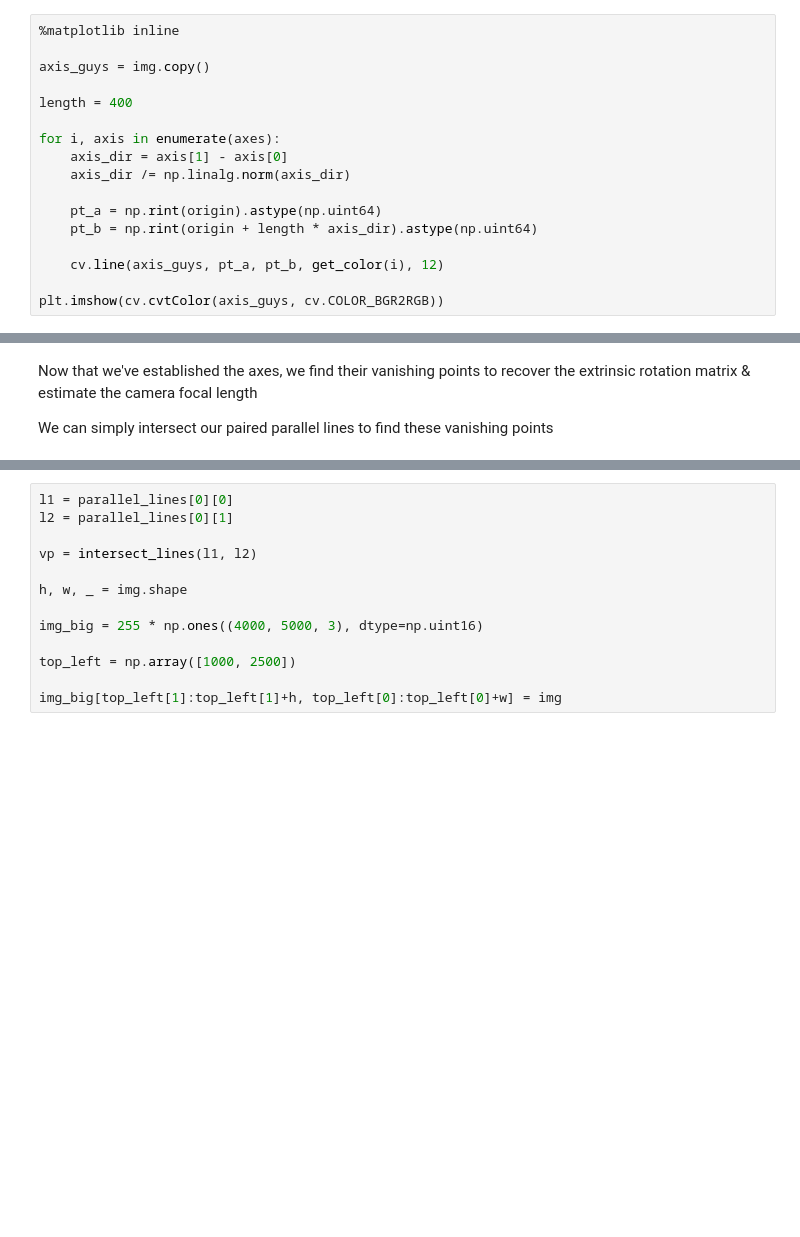
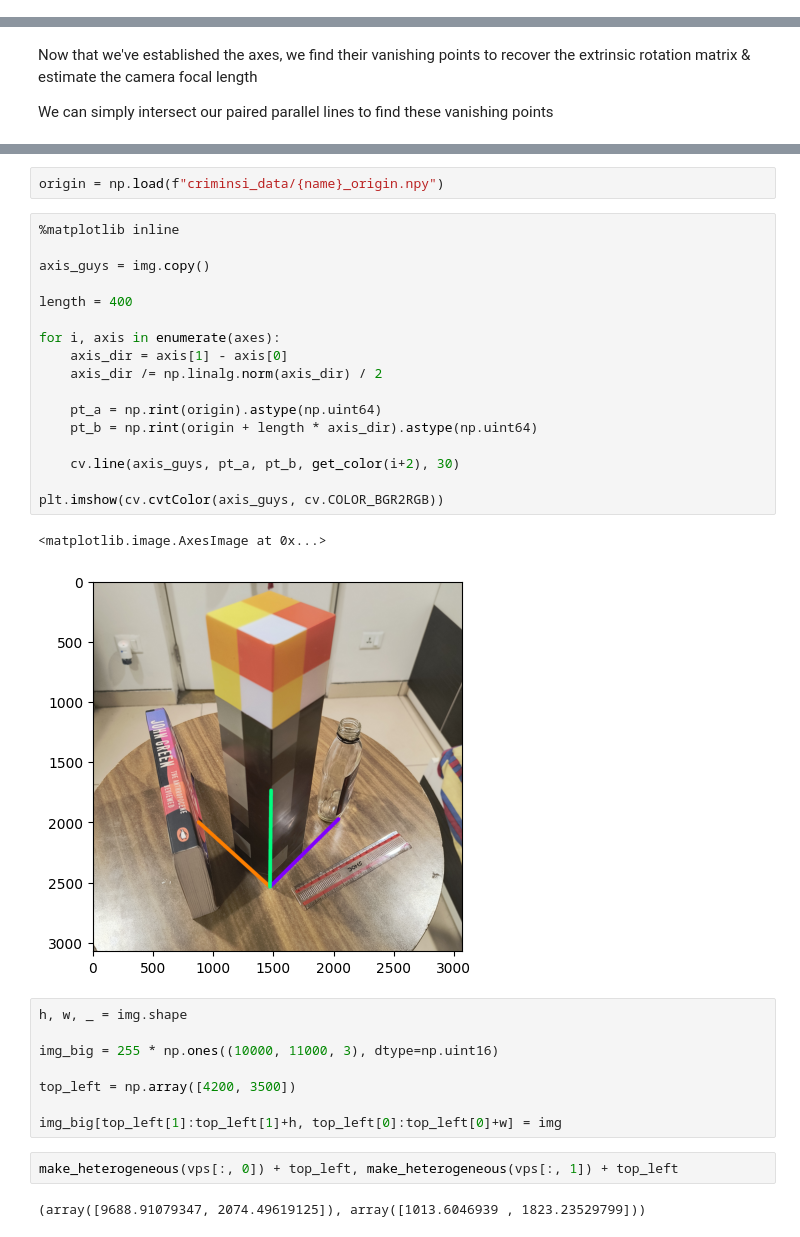
Before and after one commit to SantriptaSharma/cv-project, a Jupyter notebook: 1-criminsi.ipynb, the cells around one changed output, grey strips where cells are left out. Cells and saved outputs as stored; diff of their text form; blank space fills up the shorter version.

```diff
--- a/1-criminsi.ipynb
+++ b/1-criminsi.ipynb
@@ -62,17 +71,0 @@ origin = np.load("criminsi_data/test7_origin.npy")
-# %%
-%matplotlib inline
-
-axis_guys = img.copy()
-
-length = 400
-
-for i, axis in enumerate(axes):
-	axis_dir = axis[1] - axis[0]
-	axis_dir /= np.linalg.norm(axis_dir)
-
-	pt_a = np.rint(origin).astype(np.uint64)
-	pt_b = np.rint(origin + length * axis_dir).astype(np.uint64)
-
-	cv.line(axis_guys, pt_a, pt_b, get_color(i), 12)
-
-plt.imshow(cv.cvtColor(axis_guys, cv.COLOR_BGR2RGB))
@@ -106,13 +116,34 @@ def intersect_lines(l1: np.array, l2: np.array):
+# %%
+origin = np.load(f"criminsi_data/{name}_origin.npy")
+# %%
+%matplotlib inline
+
+axis_guys = img.copy()
+
+length = 400
+
+for i, axis in enumerate(axes):
+	axis_dir = axis[1] - axis[0]
+	axis_dir /= np.linalg.norm(axis_dir) / 2
+
+	pt_a = np.rint(origin).astype(np.uint64)
+	pt_b = np.rint(origin + length * axis_dir).astype(np.uint64)
+
+	cv.line(axis_guys, pt_a, pt_b, get_color(i+2), 30)
+
+plt.imshow(cv.cvtColor(axis_guys, cv.COLOR_BGR2RGB))
+# %% [output]
+<matplotlib.image.AxesImage at 0x...>
+[figure, added]
 # %%
-l1 = parallel_lines[0][0]
-l2 = parallel_lines[0][1]
-
-vp = intersect_lines(l1, l2)
-
 h, w, _ = img.shape
 
-img_big = 255 * np.ones((4000, 5000, 3), dtype=np.uint16)
+img_big = 255 * np.ones((10000, 11000, 3), dtype=np.uint16)
 
-top_left = np.array([1000, 2500])
+top_left = np.array([4200, 3500])
 
 img_big[top_left[1]:top_left[1]+h, top_left[0]:top_left[0]+w] = img
+# %%
+make_heterogeneous(vps[:, 0]) + top_left, make_heterogeneous(vps[:, 1]) + top_left
+# %% [output]
+(array([9688.91079347, 2074.49619125]), array([1013.6046939 , 1823.23529799]))
```
Also changed, not shown: parts of 40 cells of this notebook, 19 other files.
